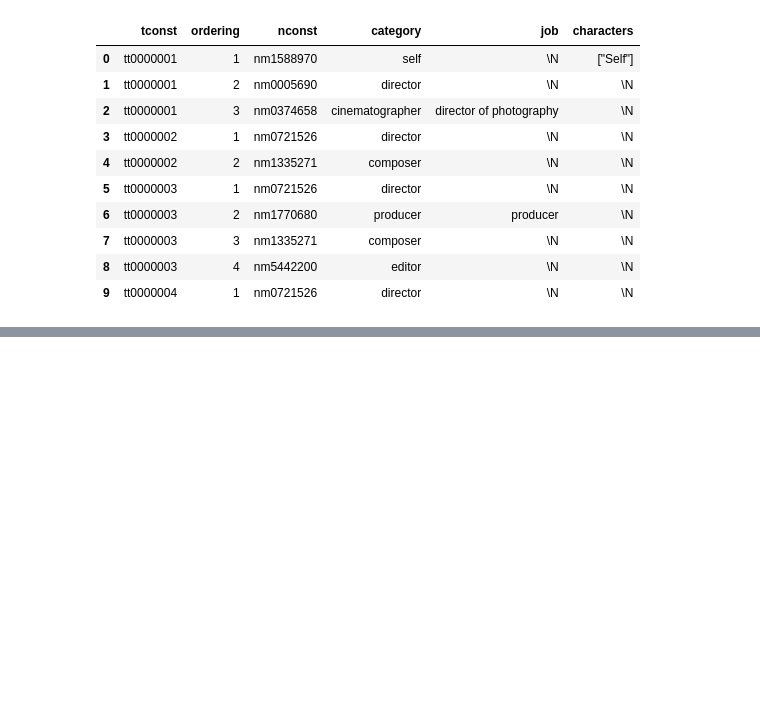
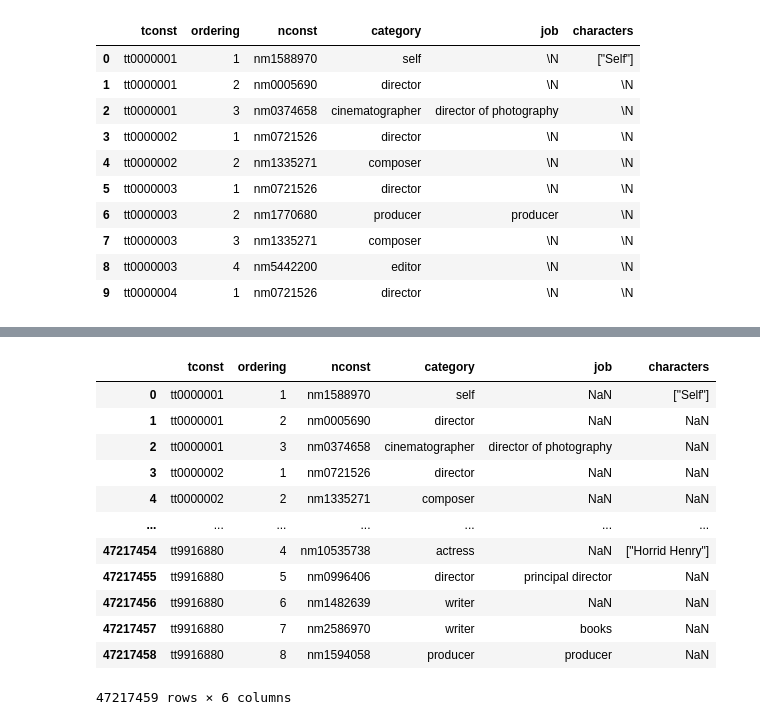
Before and after one commit to CathieLC/Wild_movie_project, a Jupyter notebook: Guillaume/principals_G.ipynb, the cells around one changed output, grey strips where cells are left out. Cells and saved outputs as stored; diff of their text form; code cells hidden in the pictures; blank space fills up the shorter version.

```diff
--- a/Guillaume/principals_G.ipynb
+++ b/Guillaume/principals_G.ipynb
@@ -34,0 +36,16 @@ principals_df.tail(10)
+# %%
+principals_df.replace('\\N', np.nan)
+# %% [output]
+|  | tconst | ordering | nconst | category | job | characters |
+| 0 | tt0000001 | 1 | nm1588970 | self | NaN | ["Self"] |
+| 1 | tt0000001 | 2 | nm0005690 | director | NaN | NaN |
+| 2 | tt0000001 | 3 | nm0374658 | cinematographer | director of photography | NaN |
+| 3 | tt0000002 | 1 | nm0721526 | director | NaN | NaN |
+| 4 | tt0000002 | 2 | nm1335271 | composer | NaN | NaN |
+| ... | ... | ... | ... | ... | ... | ... |
+| 47217454 | tt9916880 | 4 | nm10535738 | actress | NaN | ["Horrid Henry"] |
+| 47217455 | tt9916880 | 5 | nm0996406 | director | principal director | NaN |
+| 47217456 | tt9916880 | 6 | nm1482639 | writer | NaN | NaN |
+| 47217457 | tt9916880 | 7 | nm2586970 | writer | books | NaN |
+| 47217458 | tt9916880 | 8 | nm1594058 | producer | producer | NaN |
+47217459 rows × 6 columns
```
Also changed, not shown: parts of 2 cells of this notebook, 4 other files.
